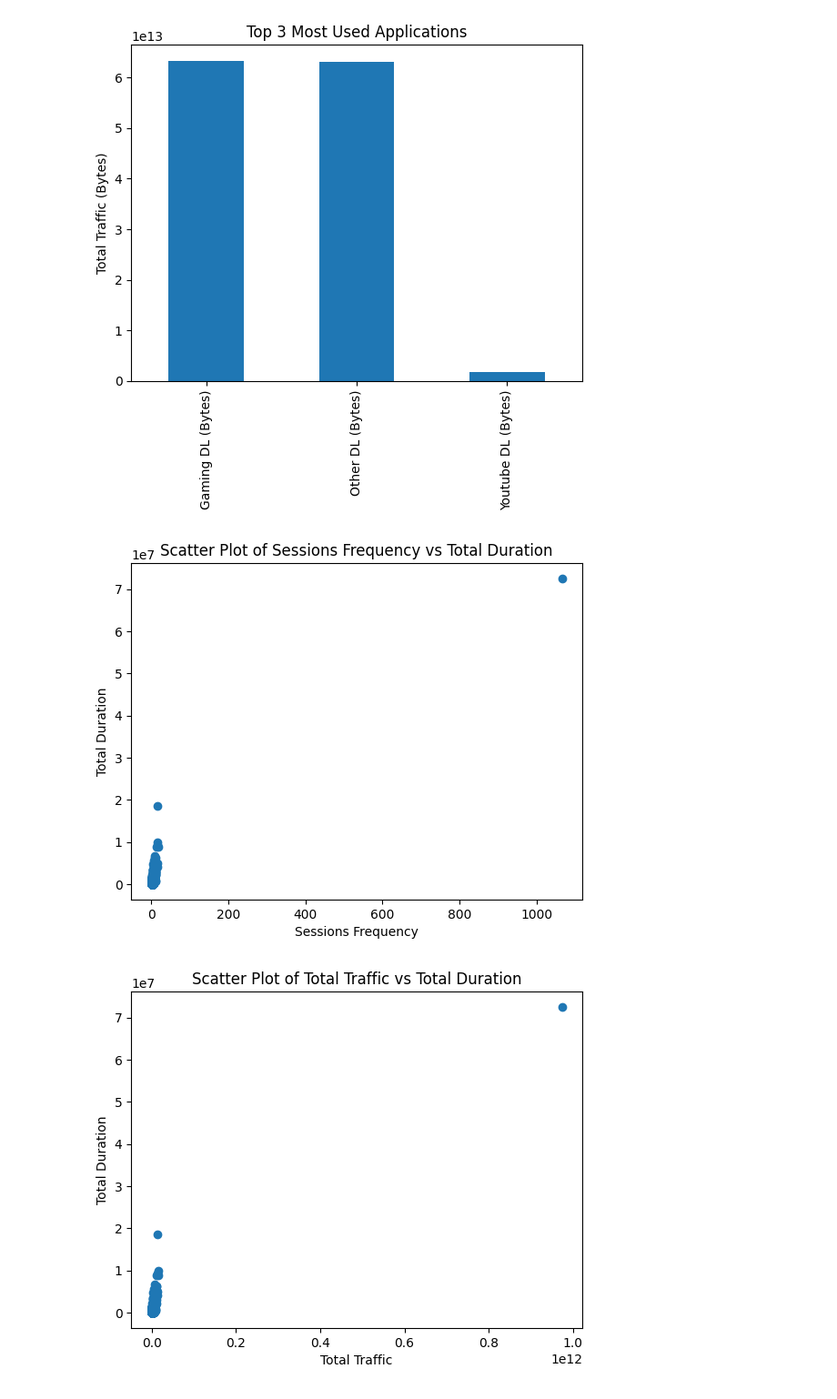
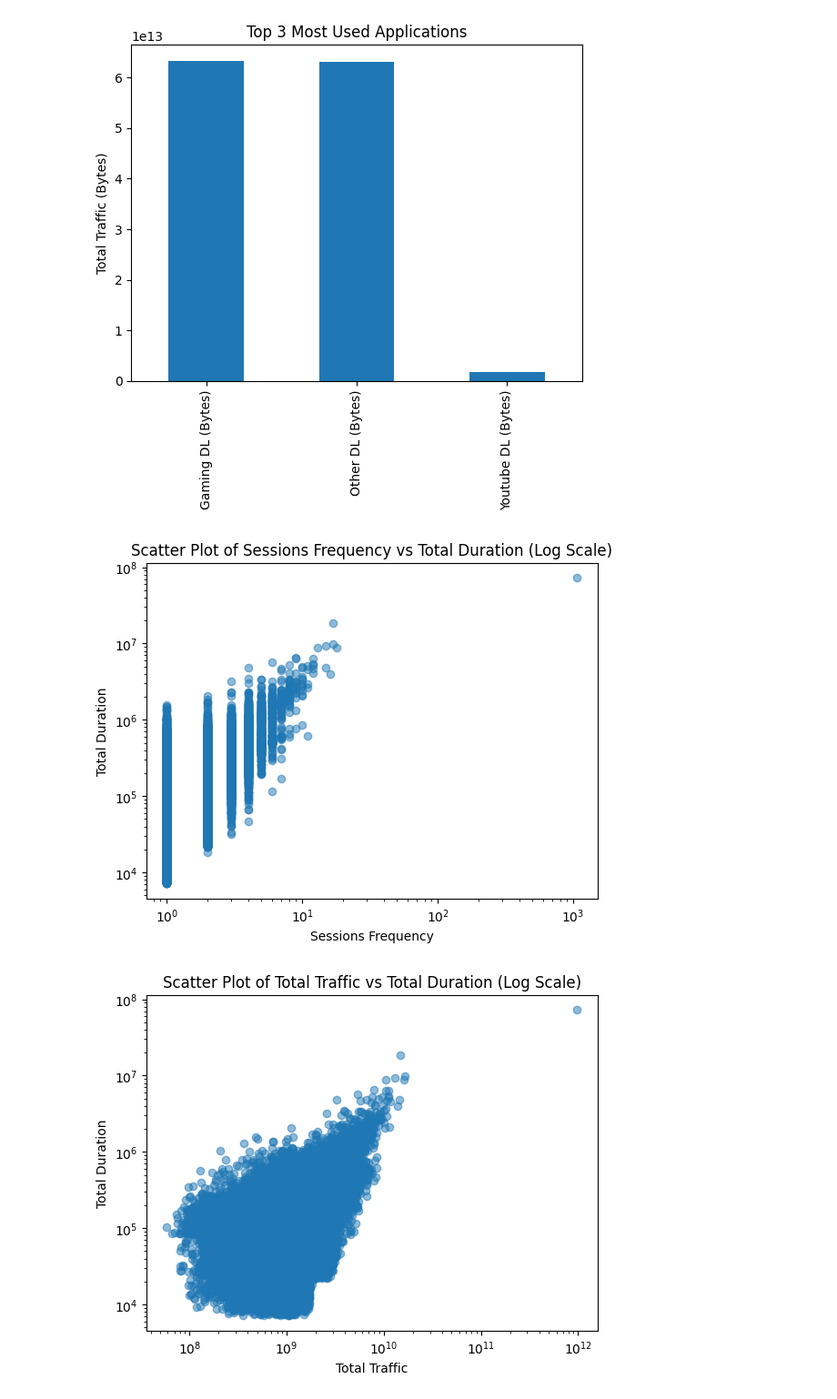
Before and after one commit to neimaNasir/telecom-analysis, a Jupyter notebook: notebooks/user-engagement-analysis.ipynb, the cells around one changed output. Shown at 91% size. Cells and saved outputs as stored; diff of their text form; code cells hidden in the pictures.

```diff
--- a/notebooks/user-engagement-analysis.ipynb
+++ b/notebooks/user-engagement-analysis.ipynb
@@ -308,22 +310,26 @@ plt.show()
 # %%
 import matplotlib.pyplot as plt
 
 # Scatter plot of sessions frequency vs total duration
-plt.scatter(agg_data['sessions_frequency'], agg_data['total_duration'])
+plt.scatter(agg_data['sessions_frequency'], agg_data['total_duration'], alpha=0.5)
+plt.xscale('log')
+plt.yscale('log')
 plt.xlabel('Sessions Frequency')
 plt.ylabel('Total Duration')
-plt.title('Scatter Plot of Sessions Frequency vs Total Duration')
+plt.title('Scatter Plot of Sessions Frequency vs Total Duration (Log Scale)')
 plt.show()
 
 # Scatter plot of total traffic vs total duration
-plt.scatter(agg_data['total_traffic'], agg_data['total_duration'])
+plt.scatter(agg_data['total_traffic'], agg_data['total_duration'], alpha=0.5)
+plt.xscale('log')
+plt.yscale('log')
 plt.xlabel('Total Traffic')
 plt.ylabel('Total Duration')
-plt.title('Scatter Plot of Total Traffic vs Total Duration')
+plt.title('Scatter Plot of Total Traffic vs Total Duration (Log Scale)')
 plt.show()
 # %% [output]
-[figure, old version]
+[figure, new version]
-[figure, old version]
+[figure, new version]
 # %%
 import seaborn as sns
 import matplotlib.pyplot as plt
```
Also changed, not shown: parts of 2 cells of this notebook.
